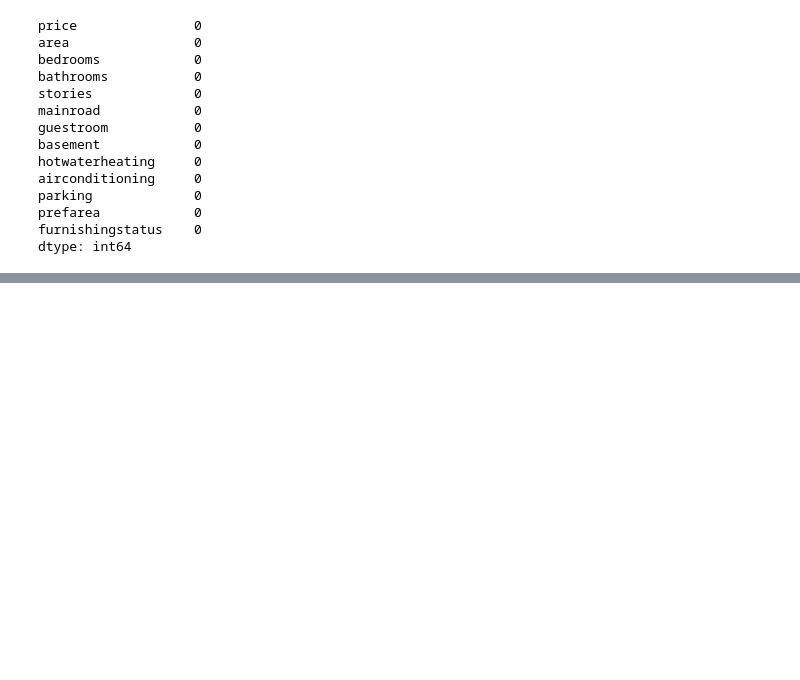
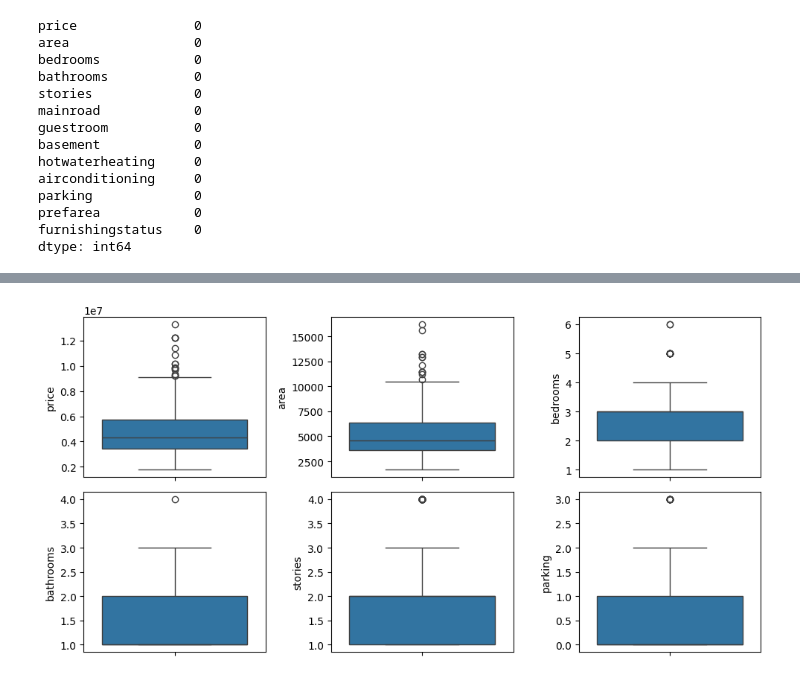
Before and after one commit to Adithyan-mp/ML-Basic-Projects, a Jupyter notebook: LIner_Regression/house_price_prediction/model.ipynb, the cells around one changed output, grey strips where cells are left out. Saved outputs shown, nothing was run; the diff lists cells and outputs as text; code cells hidden in the pictures; blank space fills up the shorter version.

```diff
--- a/LIner_Regression/house_price_prediction/model.ipynb
+++ b/LIner_Regression/house_price_prediction/model.ipynb
@@ -70,0 +81,11 @@ dtype: int64
+# %%
+fig,axis=plt.subplots(2,3,figsize=(10,5))
+plt1=sns.boxplot(df['price'],ax=axis[0,0])
+plt2=sns.boxplot(df['area'],ax=axis[0,1])
+plt3=sns.boxplot(df['bedrooms'],ax=axis[0,2])
+plt4=sns.boxplot(df['bathrooms'],ax=axis[1,0])
+plt5=sns.boxplot(df['stories'],ax=axis[1,1])
+plt6=sns.boxplot(df['parking'],ax=axis[1,2])
+plt.tight_layout()
+# %% [output]
+[figure, added]
```
Also changed, not shown: parts of 7 cells of this notebook.
